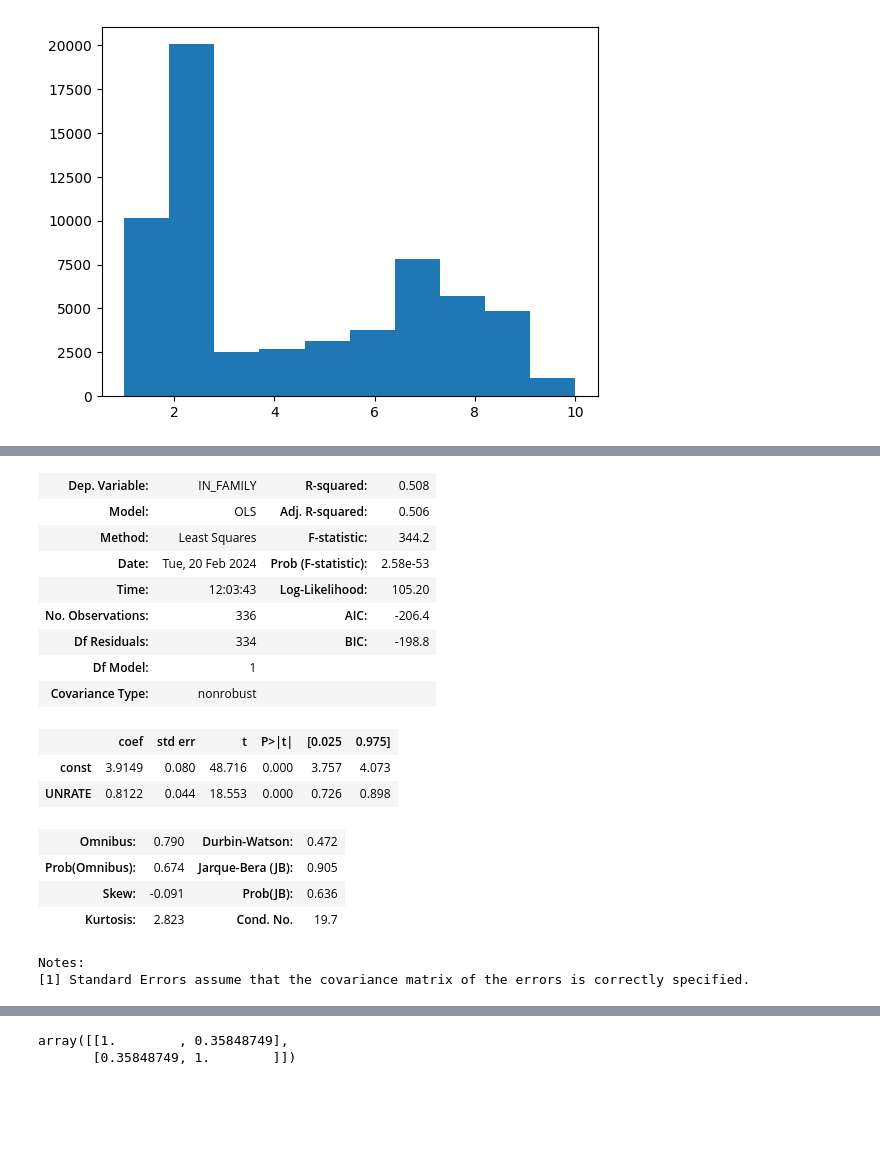
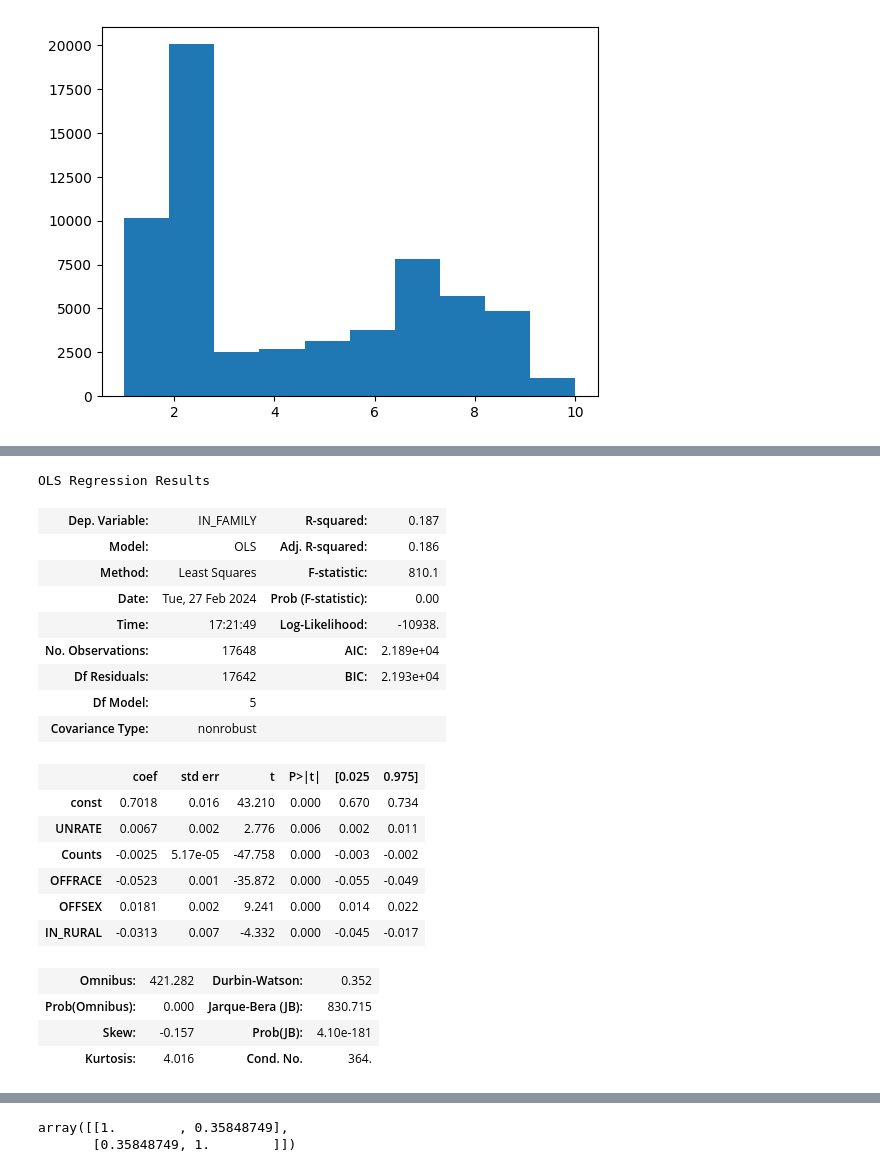
Before and after one commit to parleon/evo_eco, a Jupyter notebook: Assignment/A1.ipynb, the cells around one changed output, grey strips where cells are left out. Cells and saved outputs as stored; diff of their text form; code cells hidden in the pictures; blank space fills up the shorter version.

Commit message:
different condensation of data

```diff
--- a/Assignment/A1.ipynb
+++ b/Assignment/A1.ipynb
@@ -67,0 +51,23 @@ unemployment.drop(columns=["DATE"], inplace=True)
+# %%
+# new granuality of data
+
+# Cole's group by
+
+
+# what we want to keep
+groupby_cols = ["DATE", "IN_FAMILY", "KILLED_CHILD", "IN_CITY", "OFFRACE", "OFFSEX", "IN_RURAL"]
+# groupby_cols = ["DATE", "IN_FAMILY", ]
+
+
+drop_cols = [col for col in dump.columns if col not in groupby_cols]
+print("dropped cols" , drop_cols)
+
+ts = dump.drop(columns=drop_cols, axis=1)
+
+ts2 = ts
+
+
+# maybe try not counting
+ts = ts.groupby(groupby_cols)['DATE'].agg('count').to_frame("Counts").reset_index()
+# ts['DATE'] = pd.to_datetime(ts['DATE'])
+ts
@@ -67,0 +89,8 @@ unemployment.drop(columns=["DATE"], inplace=True)
+# %%
+
+# make both dates same type before merge
+
+unemployment['DATE'] = pd.to_datetime(unemployment['DATE'])
+ts['DATE'] = pd.to_datetime(ts["DATE"])
+ts2['DATE'] = pd.to_datetime(ts2["DATE"])
+unemployment
@@ -68,4 +111,6 @@ unemployment.drop(columns=["DATE"], inplace=True)
 # %%
-ts = ts.join(unemployment, how="left")
+ts = ts.merge(unemployment, how="left", on='DATE')
+ts2 = ts2.merge(unemployment, how="left", on='DATE')
 
 ts.dropna(inplace=True)
+ts2.dropna(inplace=True)
@@ -72,9 +124,14 @@ ts.dropna(inplace=True)
 # %%
-x = np.log(ts["UNRATE"])
+x = ts[["UNRATE", "Counts", "OFFRACE", "OFFSEX", "IN_RURAL"]]
+# x = ts2[["UNRATE", "OFFRACE", "OFFSEX", "IN_RURAL"]]
+
+print(ts2.columns)
 
 x = sm.add_constant(x)
 
-y = np.log(ts["IN_FAMILY"])
+print(x)
+y = (ts["IN_FAMILY"])
+
 
 sm.OLS(y, x).fit().summary()
 # %% [output]
@@ -82,18 +155,21 @@ OLS Regression Results
+OLS Regression Results
-| Dep. Variable: | IN_FAMILY | R-squared: | 0.508 |
-| Model: | OLS | Adj. R-squared: | 0.506 |
-| Method: | Least Squares | F-statistic: | 344.2 |
-| Date: | Tue, 20 Feb 2024 | Prob (F-statistic): | 2.58e-53 |
-| Time: | 12:03:43 | Log-Likelihood: | 105.20 |
-| No. Observations: | 336 | AIC: | -206.4 |
-| Df Residuals: | 334 | BIC: | -198.8 |
-| Df Model: | 1 |  |  |
+| Dep. Variable: | IN_FAMILY | R-squared: | 0.187 |
+| Model: | OLS | Adj. R-squared: | 0.186 |
+| Method: | Least Squares | F-statistic: | 810.1 |
+| Date: | Tue, 27 Feb 2024 | Prob (F-statistic): | 0.00 |
+| Time: | 17:21:49 | Log-Likelihood: | -10938. |
+| No. Observations: | 17648 | AIC: | 2.189e+04 |
+| Df Residuals: | 17642 | BIC: | 2.193e+04 |
+| Df Model: | 5 |  |  |
 | Covariance Type: | nonrobust |  |  |
 |  | coef | std err | t | P>|t| | [0.025 | 0.975] |
-| const | 3.9149 | 0.080 | 48.716 | 0.000 | 3.757 | 4.073 |
-| UNRATE | 0.8122 | 0.044 | 18.553 | 0.000 | 0.726 | 0.898 |
+| const | 0.7018 | 0.016 | 43.210 | 0.000 | 0.670 | 0.734 |
+| UNRATE | 0.0067 | 0.002 | 2.776 | 0.006 | 0.002 | 0.011 |
+| Counts | -0.0025 | 5.17e-05 | -47.758 | 0.000 | -0.003 | -0.002 |
+| OFFRACE | -0.0523 | 0.001 | -35.872 | 0.000 | -0.055 | -0.049 |
+| OFFSEX | 0.0181 | 0.002 | 9.241 | 0.000 | 0.014 | 0.022 |
+| IN_RURAL | -0.0313 | 0.007 | -4.332 | 0.000 | -0.045 | -0.017 |
-| Omnibus: | 0.790 | Durbin-Watson: | 0.472 |
-| Prob(Omnibus): | 0.674 | Jarque-Bera (JB): | 0.905 |
-| Skew: | -0.091 | Prob(JB): | 0.636 |
-| Kurtosis: | 2.823 | Cond. No. | 19.7 |
+| Omnibus: | 421.282 | Durbin-Watson: | 0.352 |
+| Prob(Omnibus): | 0.000 | Jarque-Bera (JB): | 830.715 |
+| Skew: | -0.157 | Prob(JB): | 4.10e-181 |
+| Kurtosis: | 4.016 | Cond. No. | 364. |
-Notes:
-[1] Standard Errors assume that the covariance matrix of the errors is correctly specified.
```
Also changed, not shown: parts of 7 cells of this notebook.
